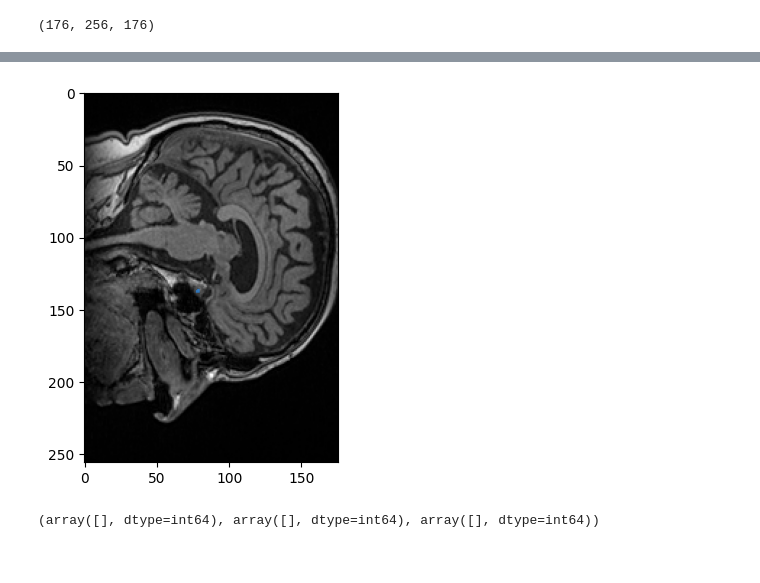
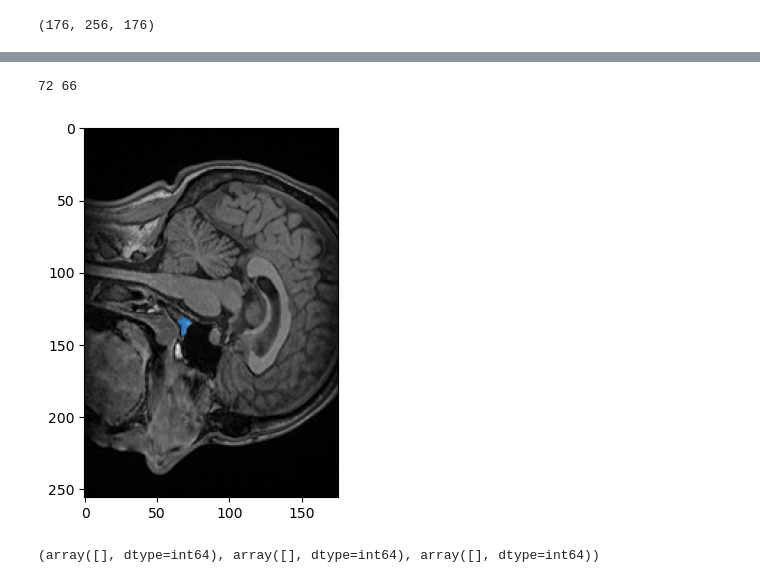
Before and after one commit to ThanhNguyen140/SegProj, a Jupyter notebook: notebooks/ship_segment.ipynb, the cells around one changed output, grey strips where cells are left out. Drawn from its saved outputs; the diff is of its cells as text; code cells hidden in the pictures.

```diff
--- a/notebooks/ship_segment.ipynb
+++ b/notebooks/ship_segment.ipynb
@@ -209,24 +129 @@ for name in tqdm(name_s2):
-# %%
-path = '../data/kopf_SHIP/SHIP_2025_50_D_S2'
-outpath = '../data/kopf_SHIP/outliers_start2'
-model = load_model()
-name_s2 = ['2025500002147']
-for name in tqdm(name_s2):
-    file = str(name) + '.nii.gz'
-    img = nib.load(os.path.join(path, file)).get_fdata()
-    t = threshold_otsu(img)
-    x, y, z = np.where(img > t)
-    x_center = (x.min()+x.max())/2
-    y_center = (y.min()+y.max())/2
-    z_center = (z.min()+z.max())/2
-    segmentor = Segmentor(model, x_center = x_center, y_center = y_center, z_center = z_center - 14)
-    masks, _ = segmentor.predict(img)
-    vol = round(np.sum(masks) * 0.001,3)
-    if vol < 0.1:
-        segmentor = Segmentor(model, x_center = x_center, y_center = y_center, z_center = z_center - 30)
-        masks, _ = segmentor.predict(img)
-        vol = round(np.sum(masks) * 0.001,3)
-    affine = np.diag([1, 1, 1, 1])
-    nii_masks = nib.Nifti1Image(masks, affine)
-    nib.save(nii_masks, os.path.join(outpath,file))
 # %% [markdown]
@@ -234,12 +131,13 @@ for name in tqdm(name_s2):
 # %%
-img_path = '../data/kopf_SHIP/SHIP_2025_50_D_S2/2025500000692.nii.gz'
+ckpt = '../pitseg/checkpoint/pitseg_0.3.7.pt'
+model = load_model(ckpt)
+img_path = '../data/pituitary/kopf_SHIP/SHIP_2025_50_D_T0/2025500103461.nii.gz'
 imgs = nib.load(img_path).get_fdata()
 t = threshold_otsu(imgs)
 x, y, z = np.where(imgs > t)
 x_center = (x.min()+x.max())/2
 y_center = (y.min()+y.max())/2
 z_center = (z.min()+z.max())/2
-model = load_model()
 segmentor = Segmentor(model, x_center = x_center, y_center = y_center, z_center = z_center - 14)
 # %%
 print(x_center, y_center, z_center)
@@ -262,9 +160,14 @@ np.float64(0.297)
+# %%
+x, y, z = np.where(masks == 1)
+print(z.max(), z.min())
+# %% [output]
+72 66
 # %%
-n = 84
+n = 86
 plt.imshow(imgs[n,:,:],'gray')
 show_mask(masks[n,:,:], plt.gca())
 # %% [output]
-[figure, old version]
+[figure, new version]
 # %%
 np.where(masks == 1)
 # %% [output]
```
Also changed, not shown: parts of 25 cells of this notebook, 12 other files.
